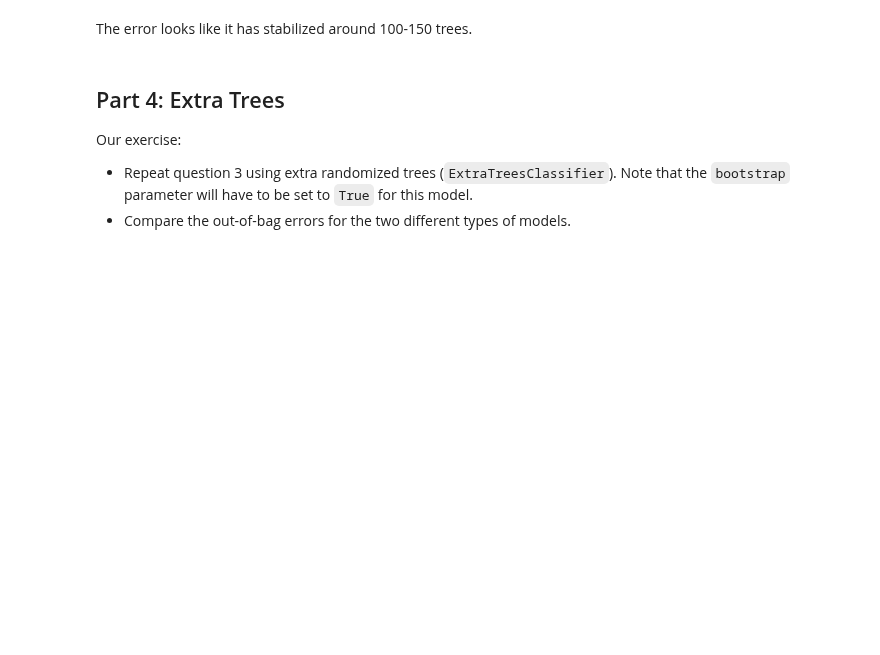
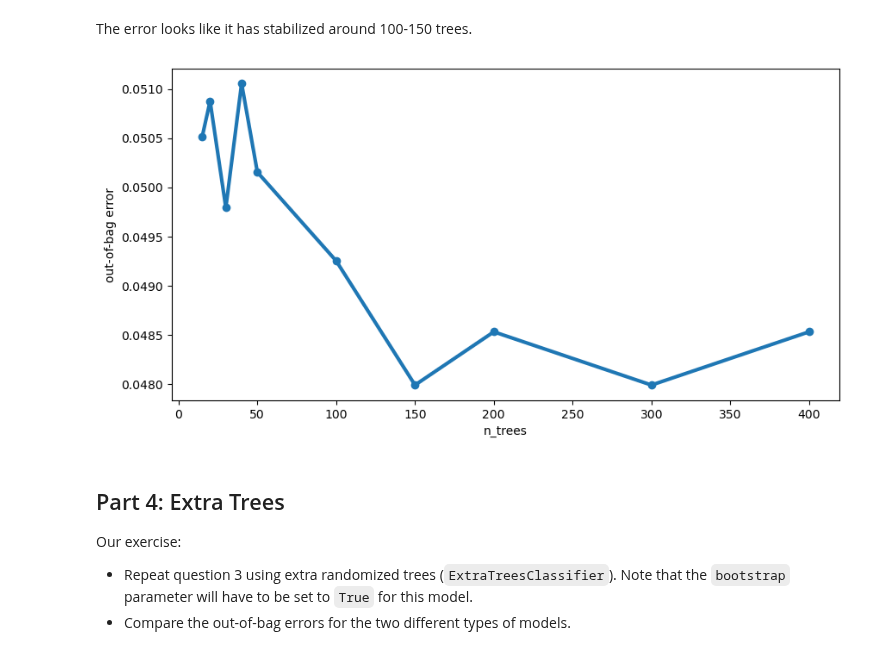
Before and after one commit to htetaunglynn94/coursera, a Jupyter notebook: ibm_ml_series/supervised_ml_classification/module_5/holab_bagging.ipynb, the cells around one changed output. Drawn from its saved outputs; the diff is of its cells as text; code cells hidden in the pictures; blank space fills up the shorter version.

```diff
--- a/ibm_ml_series/supervised_ml_classification/module_5/holab_bagging.ipynb
+++ b/ibm_ml_series/supervised_ml_classification/module_5/holab_bagging.ipynb
@@ -164,9 +283,9 @@ import seaborn as sns
 # %%
-sns.set_context('talk')
-sns.set_style('white')
-
-ax = rf_oob_df.plot(legend=False, marker='o', figsize=(14, 7), linewidth=5)
-ax.set(ylabel='out-of-bag error');
+rf_oob_df.plot(legend=False, marker='o', figsize=(10,5), lw=3)
+plt.ylabel('out-of-bag error')
+plt.show()
+# %% [output]
+[figure, added]
 # %% [markdown]
 <h2 id = "ExtraTrees">Part 4: Extra Trees</h2>
 
```
Also changed, not shown: parts of 41 cells of this notebook, 2 other files.
